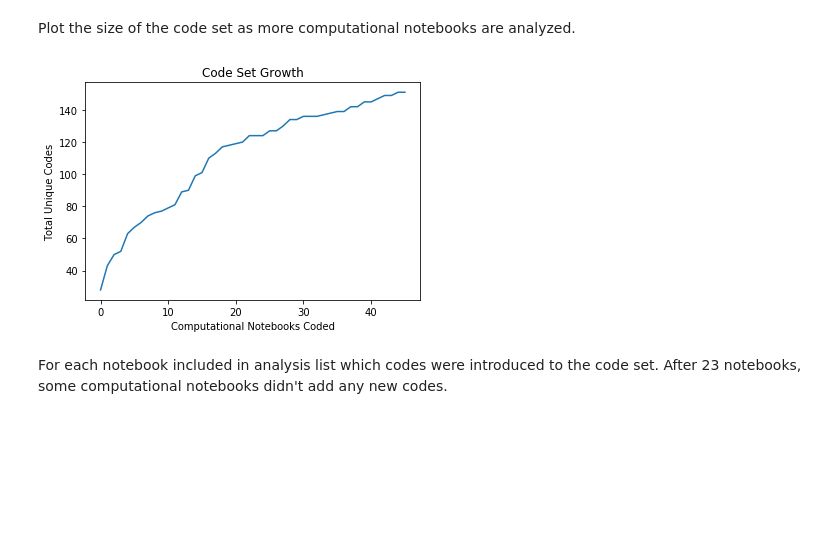
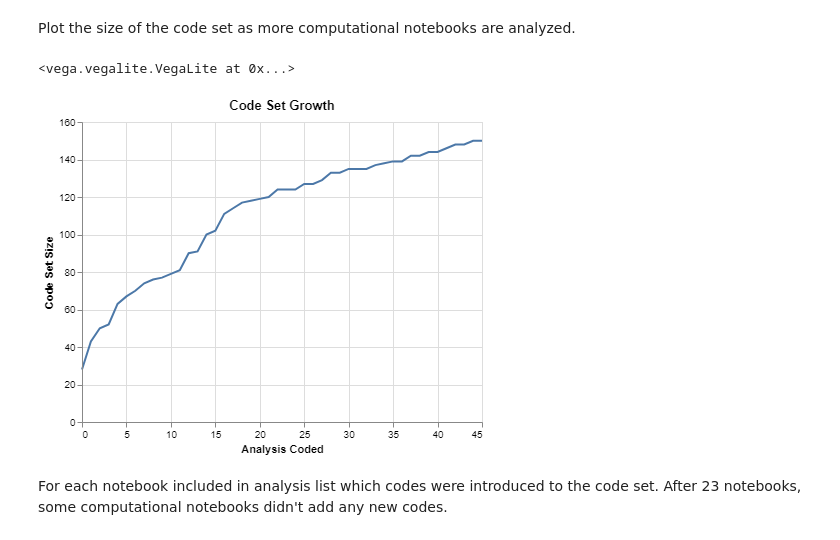
Before and after one commit to steve-kasica/table-scraps, a Jupyter notebook: summary.ipynb, the cells around one changed output. Cells and saved outputs as stored; diff of their text form; code cells hidden in the pictures; blank space fills up the shorter version.

```diff
--- a/summary.ipynb
+++ b/summary.ipynb
@@ -193,11 +196,15 @@ codesByArticle.head()
 # %% [markdown]
 Plot the size of the code set as more computational notebooks are analyzed.
-# %%
-ax = sns.lineplot(x='coding order', y='cumulative count', markers=True, dashes=False, data=codesByArticle)
-ax.set(xlabel='Computational Notebooks Coded', ylabel='Total Unique Codes', title='Code Set Growth')
-plt.show()
-# %% [output]
-[figure, removed]
+# %%
+alt.Chart(data = codesByArticle, title = 'Code Set Growth') \
+    .mark_line() \
+    .encode(
+        x = alt.X('coding order:Q', title="Analysis Coded"),
+        y = alt.Y('cumulative count:Q', title="Code Set Size")
+    )
+# %% [output]
+<vega.vegalite.VegaLite at 0x...>
+[figure, added]
 # %% [markdown]
 For each notebook included in analysis list which codes were introduced to the code set. After 23 notebooks, some computational notebooks didn't add any new codes.
 # %%
```
Also changed, not shown: parts of 26 cells of this notebook, 3 other files.
